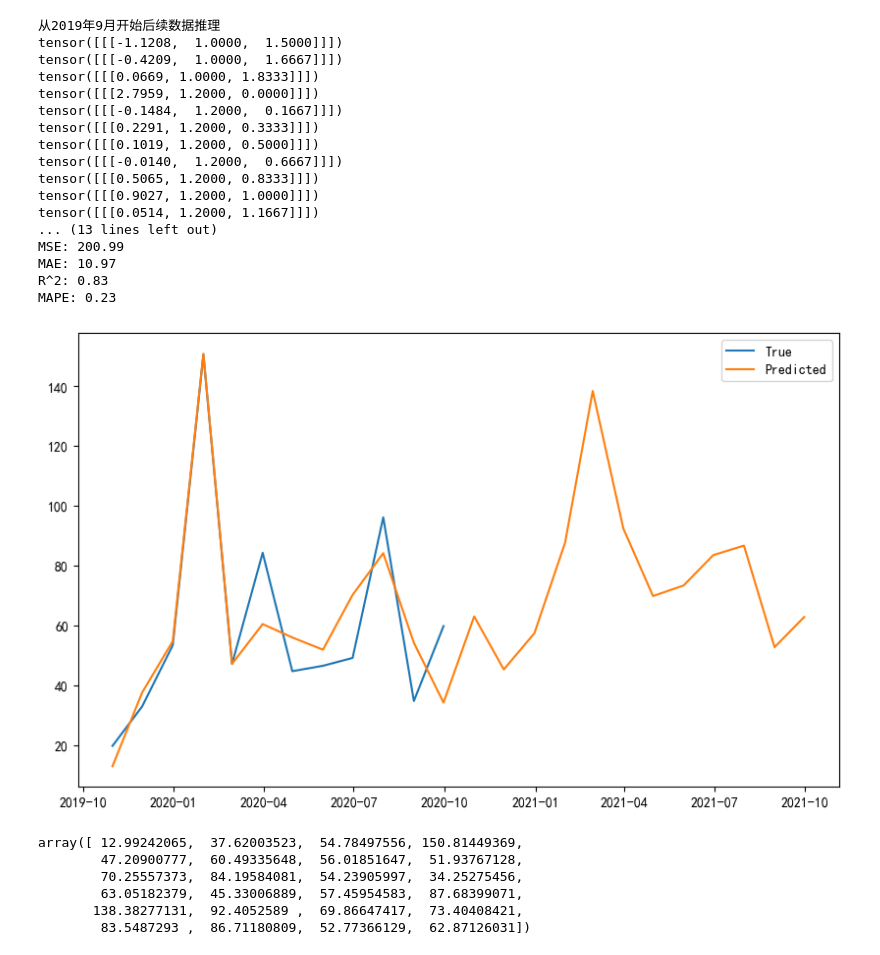
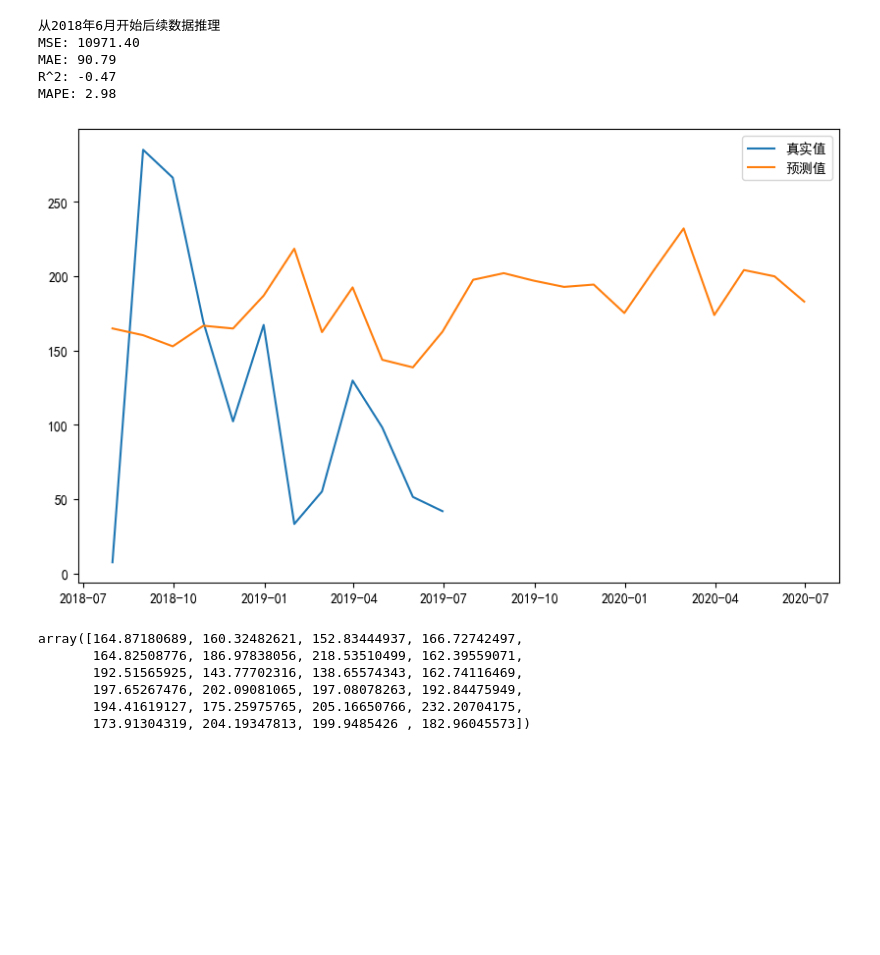
Before and after one commit to hh66911/2024-dingding-A, a Jupyter notebook: lstmtest.ipynb, the cells around one changed output. Cells and saved outputs as stored; diff of their text form; code cells hidden in the pictures; blank space fills up the shorter version.

```diff
--- a/lstmtest.ipynb
+++ b/lstmtest.ipynb
@@ -14,2 +6,2 @@ from matplotlib import pyplot as plt
 # %%
-series, scaler = model_predict.read_data_series(scale=True)
+series, scaler = model_predict.read_data_series(scale=True, file_index=2)
@@ -38,5 +53,3 @@ class LSTMModel(nn.Module):
 model_parameters = {
     "input_size": 3, "hidden_size": 32, "num_layers": 1, "output_size": 1
 }
-# %%
-model_predict.train_rnn_model(LSTMModel, model_parameters, series)
@@ -70,0 +56,4 @@ LSTMModel(
+# %%
+from importlib import reload
+reload(model_predict)
+model_predict.train_rnn_model(LSTMModel, model_parameters, series, epochs=500)
@@ -71,30 +74,16 @@ LSTMModel(
 # %%
-import model_predict
-import importlib
-importlib.reload(model_predict)
-model_predict.predict_to_future_rnn(model_lstm, series, scaler)
+model = model_predict.load_rnn_model_best(LSTMModel, model_parameters)
+model_predict.predict_to_future_rnn(model, series, scaler)
 # %% [output]
-从2019年9月开始后续数据推理
-tensor([[[-1.1208,  1.0000,  1.5000]]])
-tensor([[[-0.4209,  1.0000,  1.6667]]])
-tensor([[[0.0669, 1.0000, 1.8333]]])
-tensor([[[2.7959, 1.2000, 0.0000]]])
-tensor([[[-0.1484,  1.2000,  0.1667]]])
-tensor([[[0.2291, 1.2000, 0.3333]]])
-tensor([[[0.1019, 1.2000, 0.5000]]])
-tensor([[[-0.0140,  1.2000,  0.6667]]])
-tensor([[[0.5065, 1.2000, 0.8333]]])
-tensor([[[0.9027, 1.2000, 1.0000]]])
-tensor([[[0.0514, 1.2000, 1.1667]]])
-... (13 lines left out)
-MSE: 200.99
-MAE: 10.97
-R^2: 0.83
-MAPE: 0.23
+从2018年6月开始后续数据推理
+MSE: 10971.40
+MAE: 90.79
+R^2: -0.47
+MAPE: 2.98
-[figure, old version]
+[figure, new version]
-array([ 12.99242065,  37.62003523,  54.78497556, 150.81449369,
-        47.20900777,  60.49335648,  56.01851647,  51.93767128,
-        70.25557373,  84.19584081,  54.23905997,  34.25275456,
-        63.05182379,  45.33006889,  57.45954583,  87.68399071,
-       138.38277131,  92.4052589 ,  69.86647417,  73.40408421,
-        83.5487293 ,  86.71180809,  52.77366129,  62.87126031])
+array([164.87180689, 160.32482621, 152.83444937, 166.72742497,
+       164.82508776, 186.97838056, 218.53510499, 162.39559071,
+       192.51565925, 143.77702316, 138.65574343, 162.74116469,
+       197.65267476, 202.09081065, 197.08078263, 192.84475949,
+       194.41619127, 175.25975765, 205.16650766, 232.20704175,
+       173.91304319, 204.19347813, 199.9485426 , 182.96045573])
```
Also changed, not shown: parts of 7 cells of this notebook, 2 other files.
